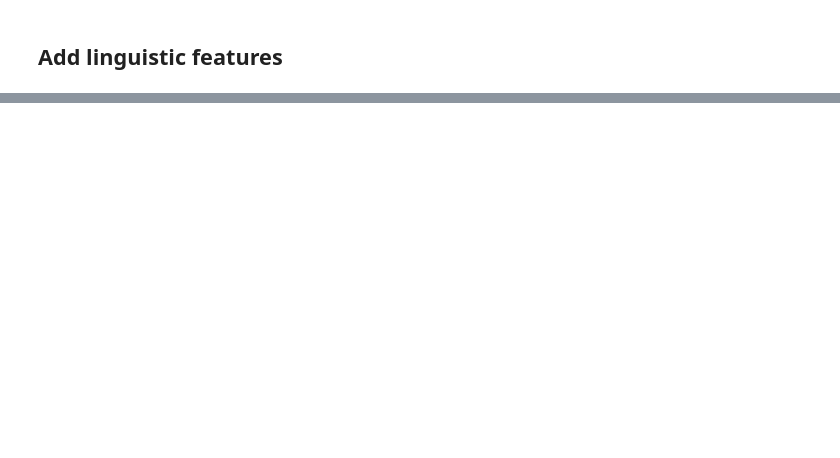
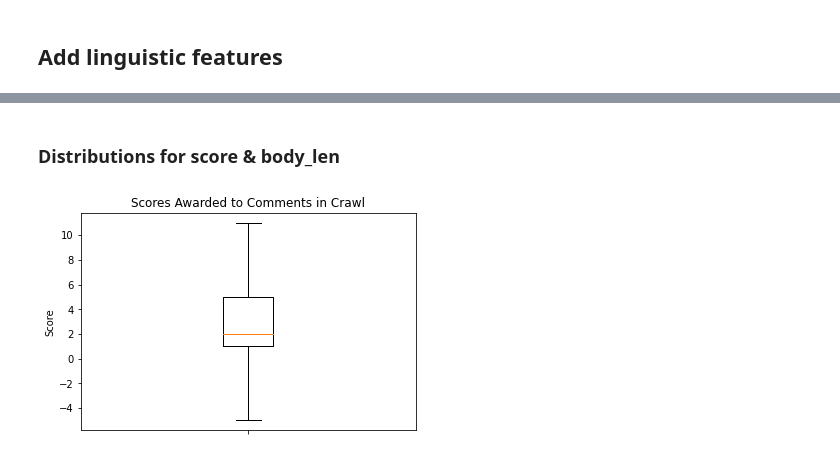
Before and after one commit to Bcromas/rosie, a Jupyter notebook: EDA.ipynb, the cells around one changed output, grey strips where cells are left out. Saved outputs shown, nothing was run; the diff lists cells and outputs as text; code cells hidden in the pictures; blank space fills up the shorter version.

Commit message:
add visualizations to EDA

```diff
--- a/EDA.ipynb
+++ b/EDA.ipynb
@@ -57,0 +75,2 @@ comments_df.shape
+# %%
+comments_df = comments_df[(comments_df["author"] != "autotldr")&(comments_df["author"] != "AutoModerator")]
@@ -77,0 +121,2 @@ comments_df.sample(3)
+# %% [markdown]
+### Distributions for score & body_len
@@ -77,0 +125,7 @@ comments_df.sample(3)
+# %%
+plt.boxplot(x = comments_df["score"], showfliers = False);
+plt.tick_params(labelbottom = False)
+plt.ylabel("Score");
+plt.title(label = "Scores Awarded to Comments in Crawl");
+# %% [output]
+[figure, added]
```
Also changed, not shown: parts of 43 cells of this notebook, 2 other files.
